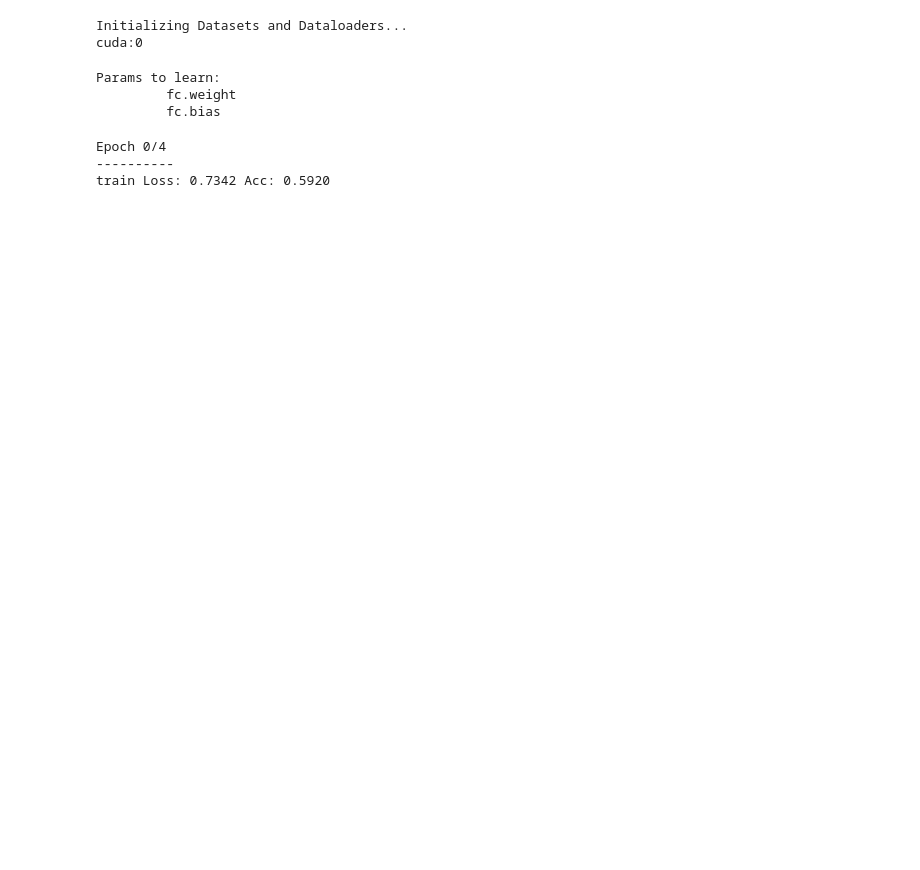
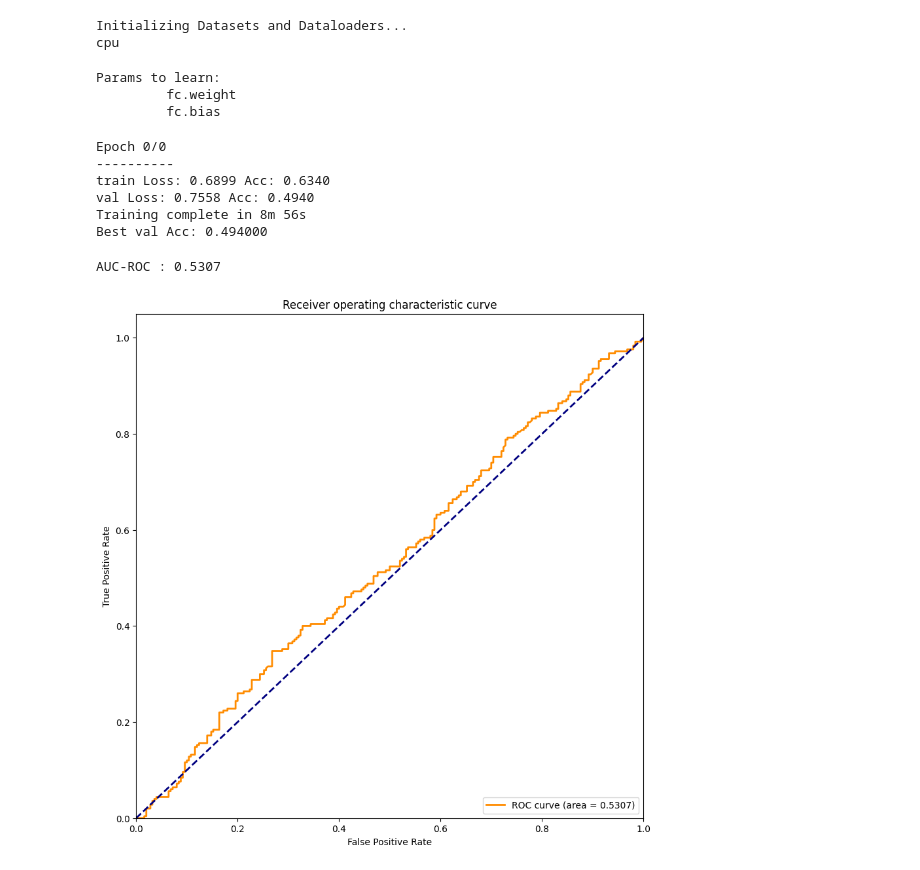
Before and after one commit to hlmth/statsapp, a Jupyter notebook: analyse_image_resnet.ipynb, the cells around one changed output. Cells and saved outputs as stored; diff of their text form; code cells hidden in the pictures; blank space fills up the shorter version.

Commit message:
ajout courbe auroc

```diff
--- a/analyse_image_resnet.ipynb
+++ b/analyse_image_resnet.ipynb
@@ -30,7 +25,7 @@ num_classes = 2
 batch_size = 8
 
 # Number of epochs to train for
-num_epochs = 5
+num_epochs = 1
 
 # Flag for feature extracting. When False, we finetune the whole model,
 #   when True we only update the reshaped layer params
@@ -121,21 +108,21 @@ def set_parameter_requires_grad(model, feature_extracting):
         for param in model.parameters():
             param.requires_grad = False
 # %%
-def initialize_model(num_classes, feature_extract, use_pretrained=True):
+def initialize_model( feature_extract, use_pretrained=True):
     # Initialize these variables which will be set in this if statement. Each of these
     #   variables is model specific.
     model_ft = None
     model_ft = models.resnet18(pretrained=use_pretrained)
     set_parameter_requires_grad(model_ft, feature_extract)
     num_ftrs = model_ft.fc.in_features
-    model_ft.fc = nn.Linear(num_ftrs, num_classes)
+    model_ft.fc = nn.Linear(num_ftrs, 1)
     input_size = 224
 
 
     return model_ft, input_size
 
 # Initialize the model for this run
-model_ft, input_size = initialize_model(num_classes, feature_extract, use_pretrained=True)
+model_ft, input_size = initialize_model( feature_extract, use_pretrained=True)
 
 # Print the model we just instantiated
 print(model_ft)
@@ -164,7 +150,7 @@ from PIL import Image
 
 class MyDataset(torch.utils.data.Dataset):
   'Caractérise un jeu de données pour PyTorch'
-  def __init__(self, transforms = None, root_dir = '/content/drive/MyDrive/data', mode = 'train'):
+  def __init__(self, transforms = None, root_dir = 'data', mode = 'train'):
         'Initialisation'
         self.df = pd.read_json(f"{root_dir}/{mode}.jsonl", lines=True)
         self.labels = self.df.label
@@ -229,7 +215,7 @@ device = torch.device("cuda:0" if torch.cuda.is_available() else "cpu")
 print(device)
 # %% [output]
 Initializing Datasets and Dataloaders...
-cuda:0
+cpu
 # %%
 # Send the model to GPU
 model_ft = model_ft.to(device)
@@ -260,11 +246,55 @@ Params to learn:
          fc.bias
 # %%
 # Setup the loss fxn
-criterion = nn.CrossEntropyLoss()
+criterion = nn.BCEWithLogitsLoss()
 
 # Train and evaluate
-model_ft, hist = train_model(model_ft, dataloaders_dict, criterion, optimizer_ft, num_epochs=num_epochs, is_inception=False)
+model_ft, hist = train_model(model_ft, dataloaders_dict, criterion, optimizer_ft, num_epochs=num_epochs)
 # %% [output]
-Epoch 0/4
+Epoch 0/0
 ----------
-train Loss: 0.7342 Acc: 0.5920
+train Loss: 0.6899 Acc: 0.6340
+val Loss: 0.7558 Acc: 0.4940
+Training complete in 8m 56s
+Best val Acc: 0.494000
+# %%
+import numpy as np
+import torch
+import matplotlib.pyplot as plt
+from sklearn.metrics import roc_curve, auc, roc_auc_score
+
+
+
+# Prédire les probabilités pour les données de test
+model_ft.eval()
+with torch.no_grad():
+    y_pred = []
+    y_true = []
+    for inputs, labels in dataloaders_dict['val']:
+        outputs = model_ft(inputs)
+        y_pred.extend(torch.sigmoid(outputs).numpy())
+        y_true.extend(labels.numpy())
+
+
+# Calculer l'AUC-ROC
+auc_roc = roc_auc_score(y_true, y_pred)
+print("AUC-ROC : {:.4f}".format(auc_roc))
+
+# Calculer la courbe ROC
+fpr, tpr, _ = roc_curve(y_true, y_pred)
+roc_auc = auc(fpr, tpr)
+
+# Tracer la courbe ROC
+plt.figure(figsize=(10,10))
+plt.plot(fpr, tpr, color='darkorange', lw=2, label='ROC curve (area = %0.4f)' % roc_auc)
+plt.plot([0, 1], [0, 1], color='navy', lw=2, linestyle='--')
+plt.xlim([0.0, 1.0])
+plt.ylim([0.0, 1.05])
+plt.xlabel('False Positive Rate')
+plt.ylabel('True Positive Rate')
+plt.title('Receiver operating characteristic curve')
+plt.legend(loc="lower right")
+plt.show()
+# %% [output]
+AUC-ROC : 0.5307
+[figure, added]
```
Also changed, not shown: parts of 4 cells of this notebook.
